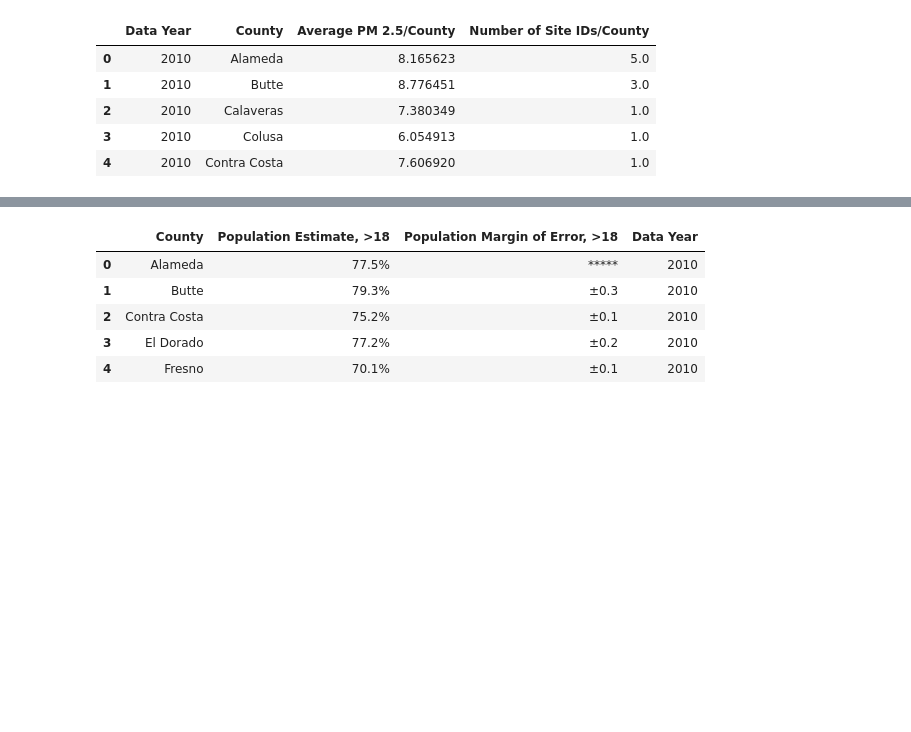
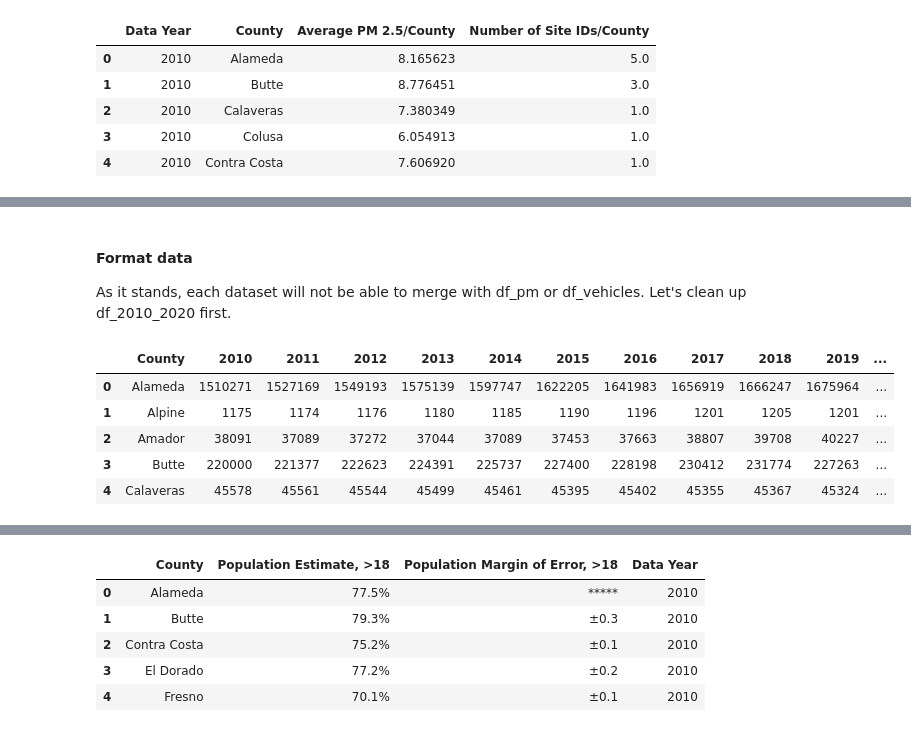
Before and after one commit to kellerl7/SIADS_Milestone_1, a Jupyter notebook: 19-btschmid-claris-lucaskel-kr_backup.ipynb, the cells around one changed output, grey strips where cells are left out. Drawn from its saved outputs; the diff is of its cells as text; code cells hidden in the pictures; blank space fills up the shorter version.

```diff
--- a/19-btschmid-claris-lucaskel-kr_backup.ipynb
+++ b/19-btschmid-claris-lucaskel-kr_backup.ipynb
@@ -545,26 +575,37 @@ df_2021_2023 = pd.read_excel('./E-4_2021_2024_InternetVersion (1).xlsx',sheet_na
+# %% [markdown]
+#### Format data
+As it stands, each dataset will not be able to merge with df_pm or df_vehicles.
+Let's clean up df_2010_2020 first.
 # %%
-# Let's clean up df_2010_2020 first.
-# renaming unnamed columns to correlated year
+ # Renaming unnamed columns to correlated year
 mapping = {
     'Table 1: E-4 Population Estimates for Counties and State 2011-2020 with 2010 Benchmark': 'County',
     'Unnamed: 1': '2010',
     'Unnamed: 2': '2011',
     'Unnamed: 3': '2012',
     'Unnamed: 4': '2013',
     'Unnamed: 5': '2014',
     'Unnamed: 6': '2015',
     'Unnamed: 7': '2016',
     'Unnamed: 8': '2017',
     'Unnamed: 9': '2018',
     'Unnamed: 10': '2019',
     'Unnamed: 11': '2020'
 }
 df_2010_2020.rename(columns=mapping, inplace=True)
 # Removing Unnessary Columns
 df_2010_2020 = df_2010_2020.drop(columns=['Unnamed: 12', 'Unnamed: 13', 'Unnamed: 14'])
 # Removing 'State Total' from 'County' and redundant row
 df_2010_2020 = df_2010_2020[~df_2010_2020['County'].isin(['State Total', 'COUNTY'])]
 df_2010_2020.reset_index(drop=True, inplace=True)
+df_2010_2020.head()
+# %% [output]
+|  | County | 2010 | 2011 | 2012 | 2013 | 2014 | 2015 | 2016 | 2017 | 2018 | 2019 | ... |
+| 0 | Alameda | 1510271 | 1527169 | 1549193 | 1575139 | 1597747 | 1622205 | 1641983 | 1656919 | 1666247 | 1675964 | ... |
+| 1 | Alpine | 1175 | 1174 | 1176 | 1180 | 1185 | 1190 | 1196 | 1201 | 1205 | 1201 | ... |
+| 2 | Amador | 38091 | 37089 | 37272 | 37044 | 37089 | 37453 | 37663 | 38807 | 39708 | 40227 | ... |
+| 3 | Butte | 220000 | 221377 | 222623 | 224391 | 225737 | 227400 | 228198 | 230412 | 231774 | 227263 | ... |
+| 4 | Calaveras | 45578 | 45561 | 45544 | 45499 | 45461 | 45395 | 45402 | 45355 | 45367 | 45324 | ... |
 # %%
 # Now let's clean up the second dataset
 # renaming unnamed columns to correlated year
```
Also changed, not shown: parts of 18 cells of this notebook, 14 other files.
